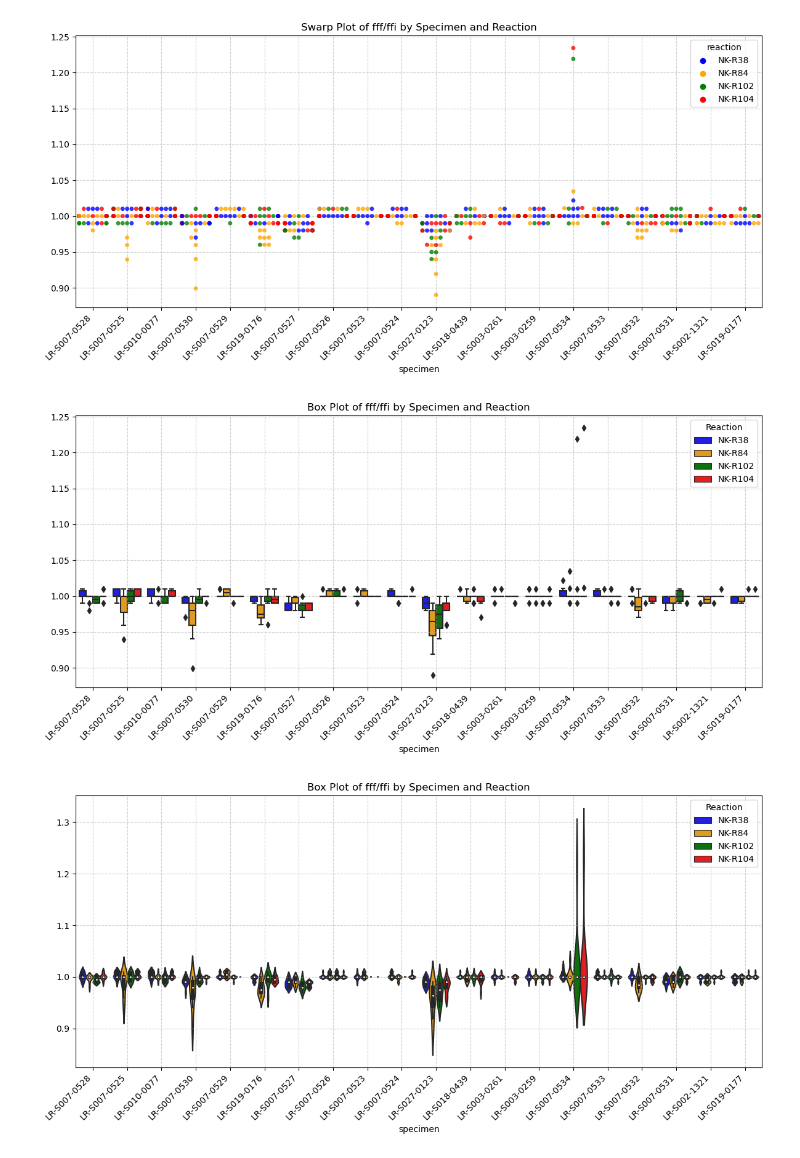
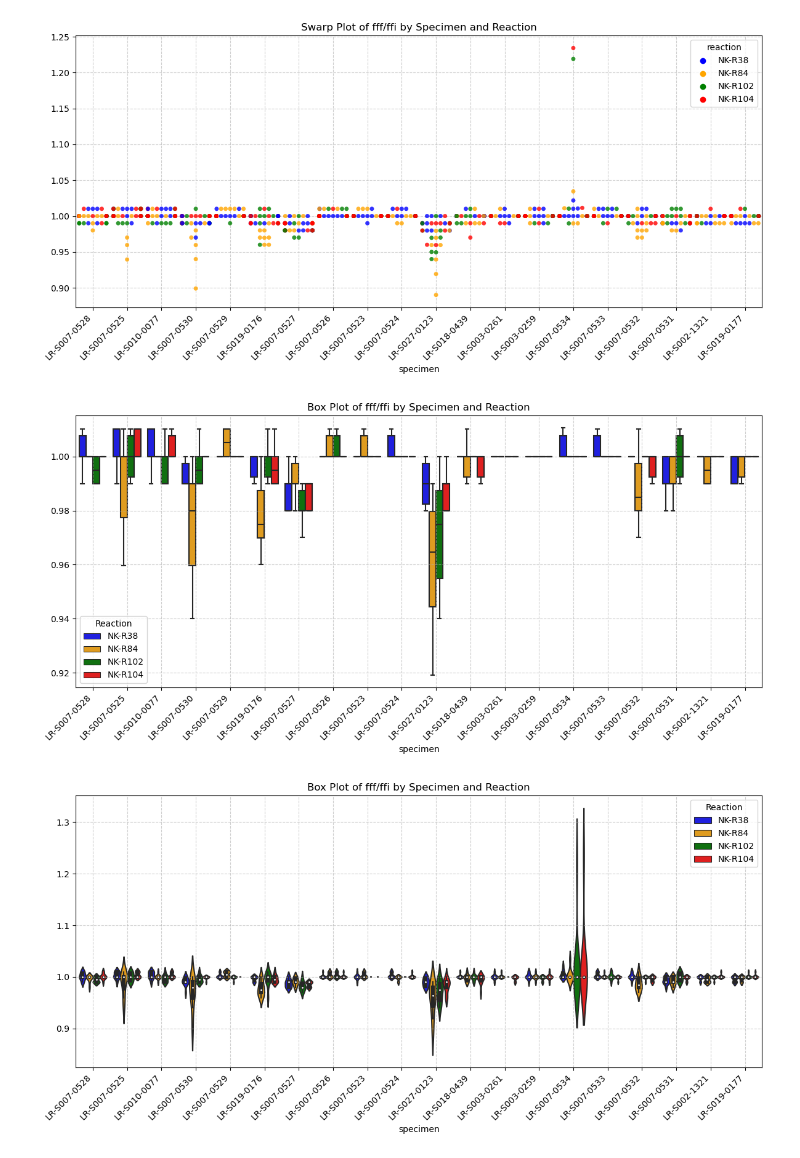
Before and after one commit to nicolejordann/Project_1, a Jupyter notebook: steve_visualization_V2.ipynb, the cells around one changed output. Drawn from its saved outputs; the diff is of its cells as text; code cells hidden in the pictures.

```diff
--- a/steve_visualization_V2.ipynb
+++ b/steve_visualization_V2.ipynb
@@ -359,18 +367,18 @@ plt.show()
 # %%
 # Box plot
 plt.figure(figsize=(12, 6))
 sns.boxplot(x='specimen', y=y_axis, hue='reaction',
-            data=filtered_data, palette=palette)
+            data=filtered_data, palette=palette, showfliers=False)
 
 # Setting figure attributes
 plt.title('Box Plot of fff/ffi by Specimen and Reaction')
 plt.xticks(rotation=45, ha='right')  # Rotate the x-axis
 plt.legend(title='Reaction', loc='best')
 plt.grid(True, linestyle='--', alpha=0.6)
 plt.tight_layout()  # adjust the layout
 plt.show()
 # %% [output]
-[figure, old version]
+[figure, new version]
 # %%
 # violinplot
 # The violin plot combines the advantages of a box plot and a kernel density estimate
```
Also changed, not shown: parts of 10 cells of this notebook.
